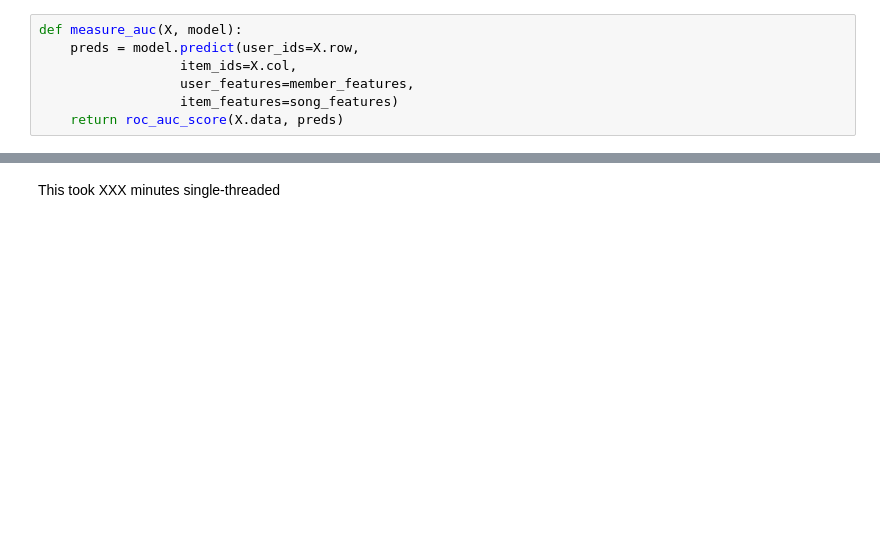
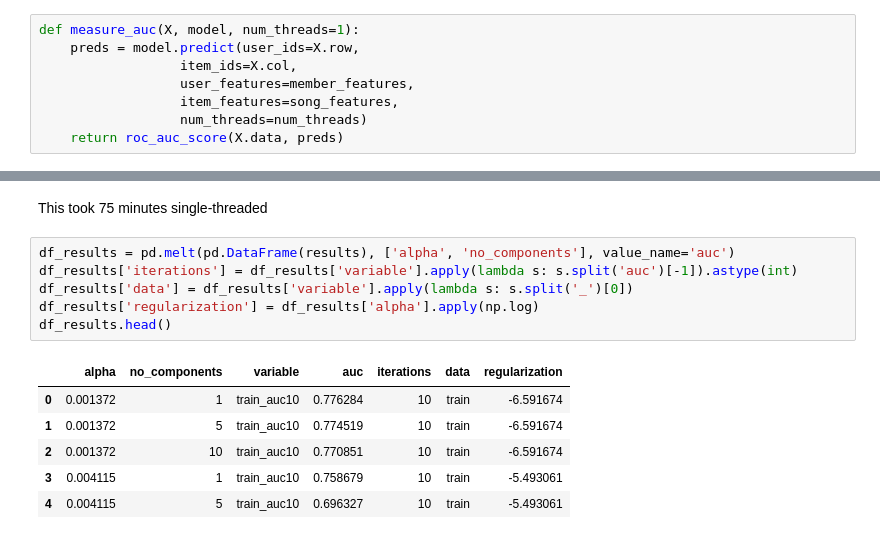
Before and after one commit to hacktuarial/kkbox, a Jupyter notebook: train_lightfm_model.ipynb, the cells around one changed output, grey strips where cells are left out. Saved outputs shown, nothing was run; the diff lists cells and outputs as text; blank space fills up the shorter version.

```diff
--- a/train_lightfm_model.ipynb
+++ b/train_lightfm_model.ipynb
@@ -12,8 +18,9 @@ logging.basicConfig(format='%(asctime)s %(levelname)s:%(message)s',
 # %%
-def measure_auc(X, model):
+def measure_auc(X, model, num_threads=1):
     preds = model.predict(user_ids=X.row,
                   item_ids=X.col,
                   user_features=member_features,
-                  item_features=song_features)
+                  item_features=song_features,
+                  num_threads=num_threads)
     return roc_auc_score(X.data, preds)
 # %%
@@ -73,2 +78,15 @@ for a in alphas:
 # %% [markdown]
-This took XXX minutes single-threaded
+This took 75 minutes single-threaded
+# %%
+df_results = pd.melt(pd.DataFrame(results), ['alpha', 'no_components'], value_name='auc')
+df_results['iterations'] = df_results['variable'].apply(lambda s: s.split('auc')[-1]).astype(int)
+df_results['data'] = df_results['variable'].apply(lambda s: s.split('_')[0])
+df_results['regularization'] = df_results['alpha'].apply(np.log)
+df_results.head()
+# %% [output]
+|  | alpha | no_components | variable | auc | iterations | data | regularization |
+| 0 | 0.001372 | 1 | train_auc10 | 0.776284 | 10 | train | -6.591674 |
+| 1 | 0.001372 | 5 | train_auc10 | 0.774519 | 10 | train | -6.591674 |
+| 2 | 0.001372 | 10 | train_auc10 | 0.770851 | 10 | train | -6.591674 |
+| 3 | 0.004115 | 1 | train_auc10 | 0.758679 | 10 | train | -5.493061 |
+| 4 | 0.004115 | 5 | train_auc10 | 0.696327 | 10 | train | -5.493061 |
```
Also changed, not shown: parts of 8 cells of this notebook.
